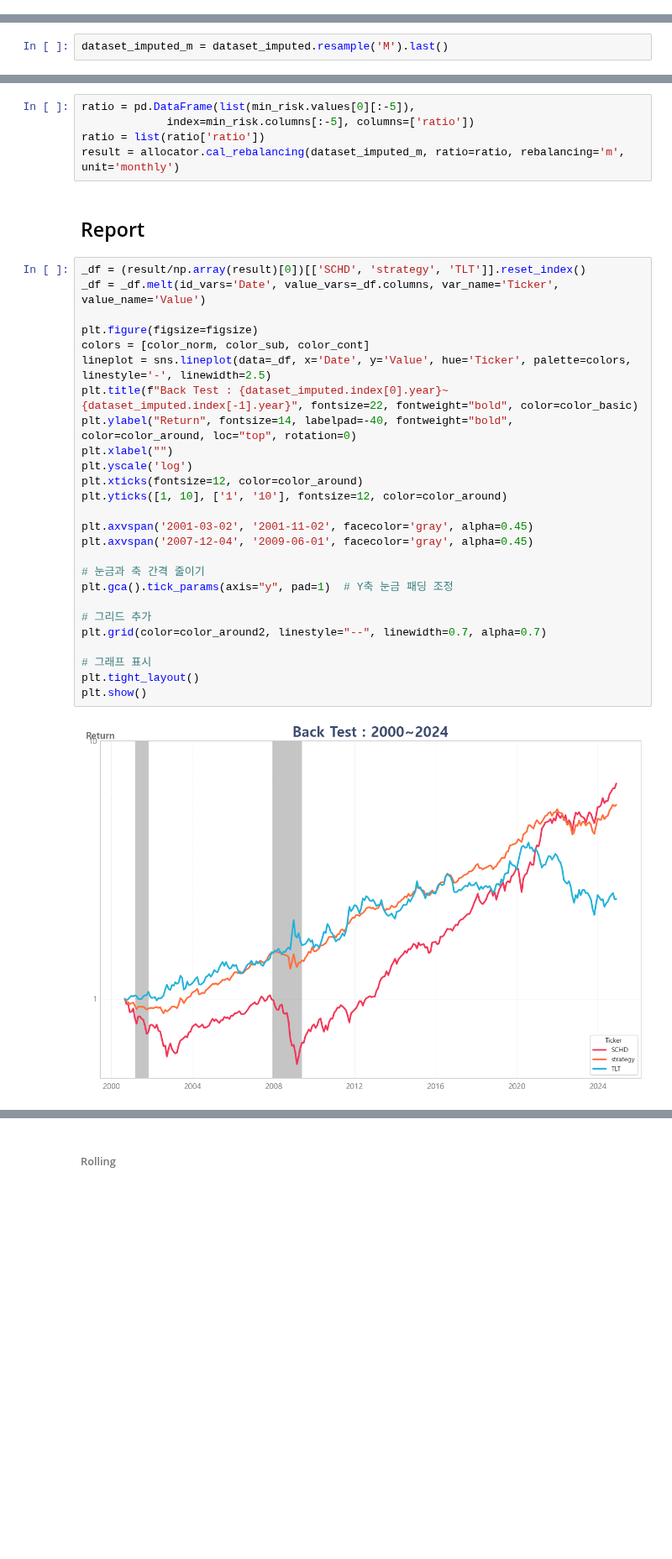
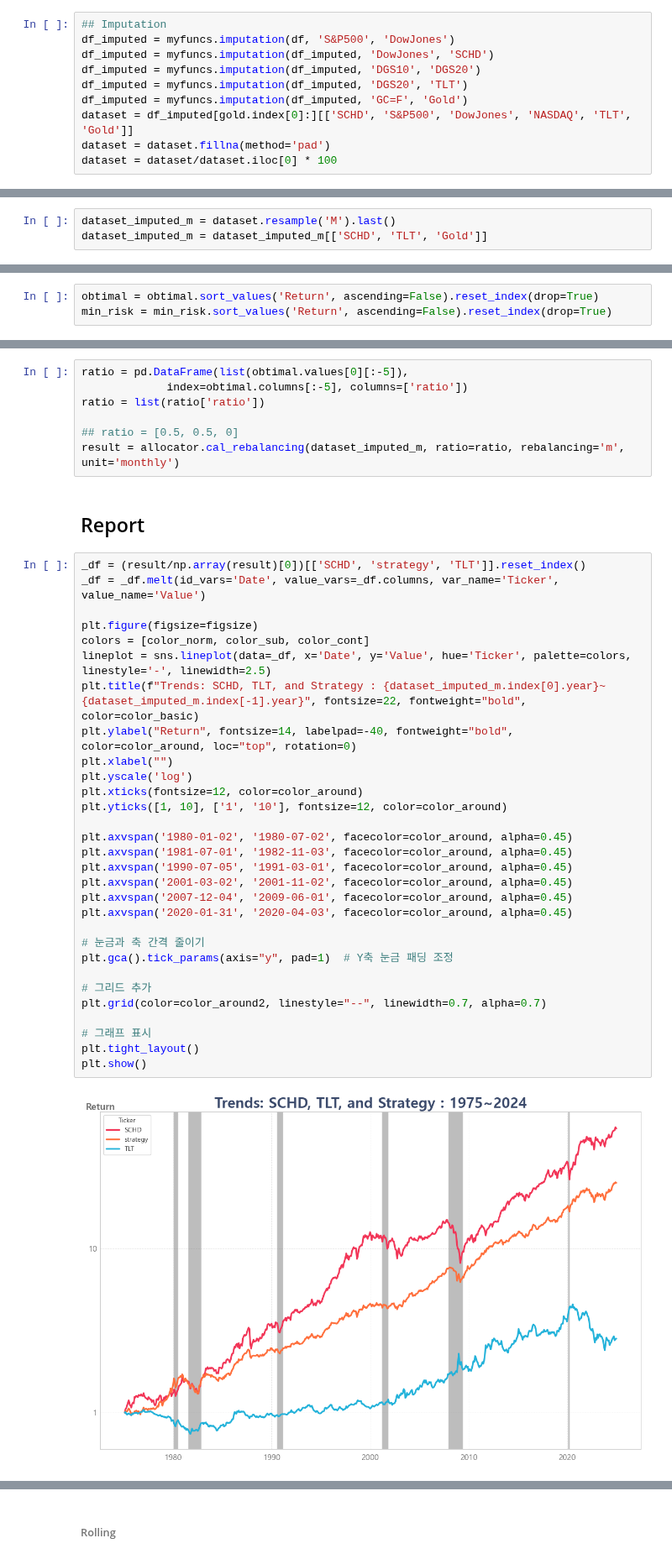
Before and after one commit to sdjhs0327/ws_fn, a Jupyter notebook: strategy/00_02_AWP.ipynb, the cells around one changed output, grey strips where cells are left out. Shown at 84% size. Cells and saved outputs as stored; diff of their text form; blank space fills up the shorter version.

```diff
--- a/strategy/00_02_AWP.ipynb
+++ b/strategy/00_02_AWP.ipynb
@@ -260,0 +240,10 @@ dataset_imputed = dataset_imputed[['QQQ', 'SCHD', 'TLT', 'GOLD']].dropna()
+# %%
+## Imputation
+df_imputed = myfuncs.imputation(df, 'S&P500', 'DowJones')
+df_imputed = myfuncs.imputation(df_imputed, 'DowJones', 'SCHD')
+df_imputed = myfuncs.imputation(df_imputed, 'DGS10', 'DGS20')
+df_imputed = myfuncs.imputation(df_imputed, 'DGS20', 'TLT')
+df_imputed = myfuncs.imputation(df_imputed, 'GC=F', 'Gold')
+dataset = df_imputed[gold.index[0]:][['SCHD', 'S&P500', 'DowJones', 'NASDAQ', 'TLT', 'Gold']]
+dataset = dataset.fillna(method='pad')
+dataset = dataset/dataset.iloc[0] * 100
@@ -261,5 +256,6 @@ dataset_imputed = dataset_imputed[['QQQ', 'SCHD', 'TLT', 'GOLD']].dropna()
 # %%
-dataset_imputed_m = dataset_imputed.resample('M').last()
+dataset_imputed_m = dataset.resample('M').last()
+dataset_imputed_m = dataset_imputed_m[['SCHD', 'TLT', 'Gold']]
 # %% [markdown]
 ## Proc
 # %%
@@ -293,3 +274,6 @@ process, obtimal, min_risk = allocator.cal_optimal(dataset_imputed_m, unit='mont
+# %%
+obtimal = obtimal.sort_values('Return', ascending=False).reset_index(drop=True)
+min_risk = min_risk.sort_values('Return', ascending=False).reset_index(drop=True)
 # %%
 fig, ax = plt.subplots(figsize=figsize)
 
@@ -341,37 +327,43 @@ min_risk
 # %%
-ratio = pd.DataFrame(list(min_risk.values[0][:-5]),
-             index=min_risk.columns[:-5], columns=['ratio'])
+ratio = pd.DataFrame(list(obtimal.values[0][:-5]),
+             index=obtimal.columns[:-5], columns=['ratio'])
 ratio = list(ratio['ratio'])
+
+## ratio = [0.5, 0.5, 0]
 result = allocator.cal_rebalancing(dataset_imputed_m, ratio=ratio, rebalancing='m', unit='monthly')
 # %% [markdown]
 ## Report
 # %%
 _df = (result/np.array(result)[0])[['SCHD', 'strategy', 'TLT']].reset_index()
 _df = _df.melt(id_vars='Date', value_vars=_df.columns, var_name='Ticker', value_name='Value')
 
 plt.figure(figsize=figsize)
 colors = [color_norm, color_sub, color_cont]
 lineplot = sns.lineplot(data=_df, x='Date', y='Value', hue='Ticker', palette=colors, linestyle='-', linewidth=2.5)
-plt.title(f"Back Test : {dataset_imputed.index[0].year}~{dataset_imputed.index[-1].year}", fontsize=22, fontweight="bold", color=color_basic)
+plt.title(f"Trends: SCHD, TLT, and Strategy : {dataset_imputed_m.index[0].year}~{dataset_imputed_m.index[-1].year}", fontsize=22, fontweight="bold", color=color_basic)
 plt.ylabel("Return", fontsize=14, labelpad=-40, fontweight="bold", color=color_around, loc="top", rotation=0)
 plt.xlabel("")
 plt.yscale('log')
 plt.xticks(fontsize=12, color=color_around)
 plt.yticks([1, 10], ['1', '10'], fontsize=12, color=color_around)
 
-plt.axvspan('2001-03-02', '2001-11-02', facecolor='gray', alpha=0.45)
-plt.axvspan('2007-12-04', '2009-06-01', facecolor='gray', alpha=0.45)
+plt.axvspan('1980-01-02', '1980-07-02', facecolor=color_around, alpha=0.45)
+plt.axvspan('1981-07-01', '1982-11-03', facecolor=color_around, alpha=0.45)
+plt.axvspan('1990-07-05', '1991-03-01', facecolor=color_around, alpha=0.45)
+plt.axvspan('2001-03-02', '2001-11-02', facecolor=color_around, alpha=0.45)
+plt.axvspan('2007-12-04', '2009-06-01', facecolor=color_around, alpha=0.45)
+plt.axvspan('2020-01-31', '2020-04-03', facecolor=color_around, alpha=0.45)
 
 # 눈금과 축 간격 줄이기
 plt.gca().tick_params(axis="y", pad=1)  # Y축 눈금 패딩 조정
 
 # 그리드 추가
 plt.grid(color=color_around2, linestyle="--", linewidth=0.7, alpha=0.7)
 
 # 그래프 표시
 plt.tight_layout()
 plt.show()
 # %% [output]
-[figure, old version]
+[figure, new version]
 # %%
 ## 연수익률
```
Also changed, not shown: parts of 24 cells of this notebook, 1 other file.
